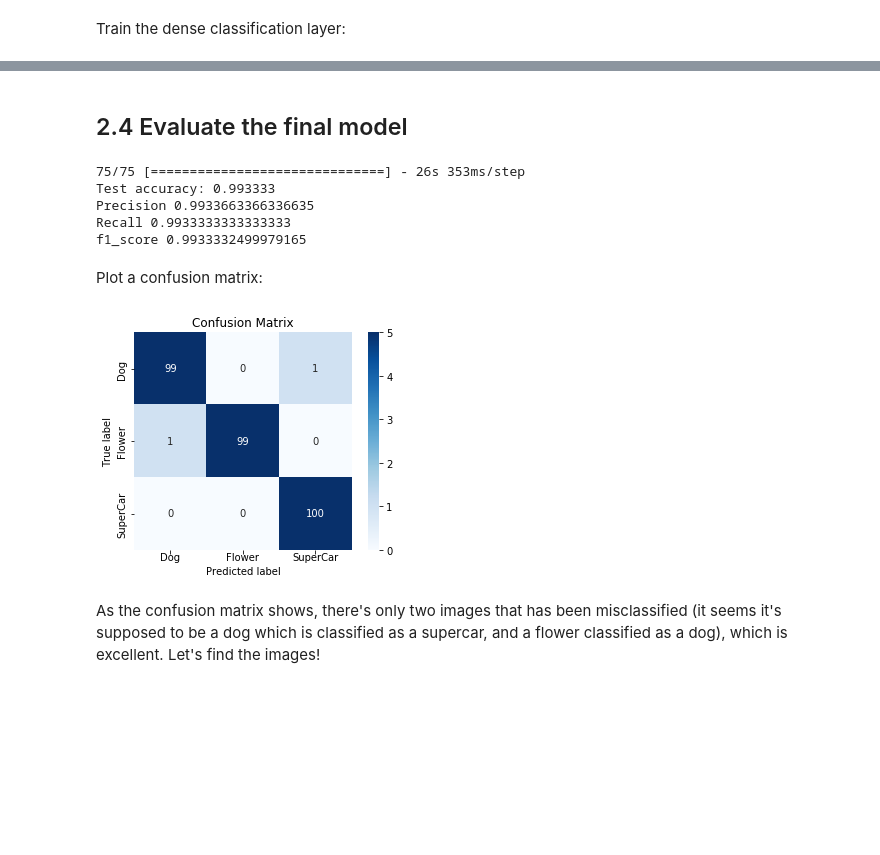
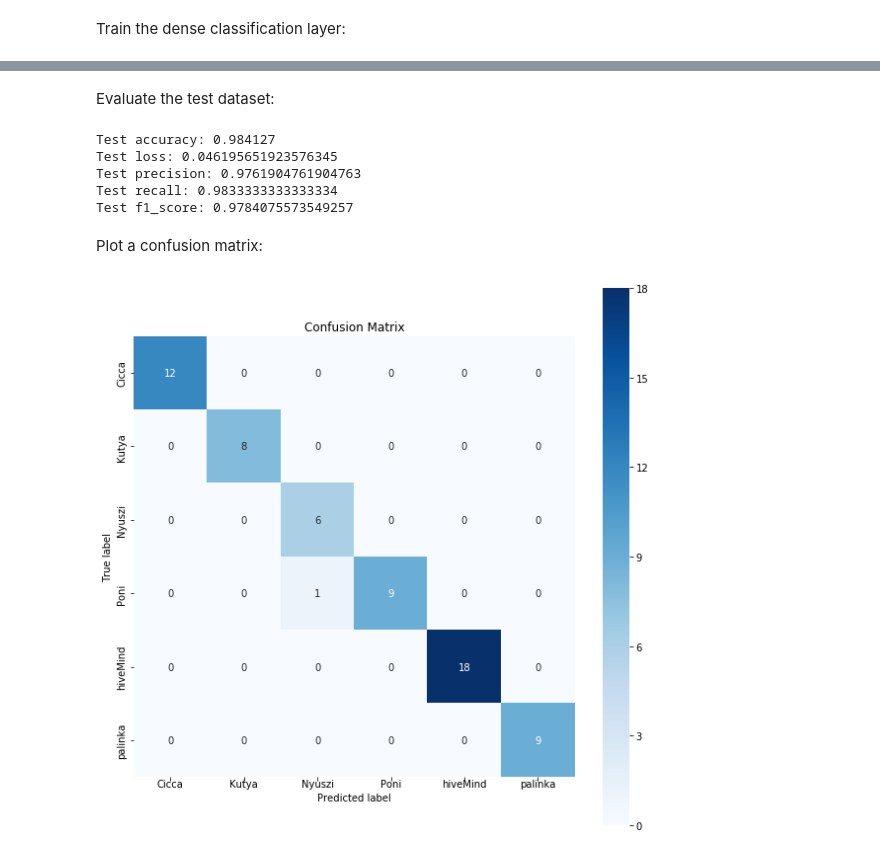
Before and after one commit to raczkristof/deepStep, a Jupyter notebook: FinalTrain/DeepStep_finaltrain.ipynb, the cells around one changed output, grey strips where cells are left out. Cells and saved outputs as stored; diff of their text form; code cells hidden in the pictures; blank space fills up the shorter version.

```diff
--- a/FinalTrain/DeepStep_finaltrain.ipynb
+++ b/FinalTrain/DeepStep_finaltrain.ipynb
@@ -214,0 +248,7 @@ Plot the accuracy during the training.
+# %%
+history = deepStep_model.fit_generator(train_generator,
+                                       epochs = 1000,
+                                        verbose = 1,
+                                        shuffle = True,
+                                        validation_data = validate_generator,
+                                        callbacks = [checkpointer, early_stopping, logger])
@@ -351,2 +309,0 @@ plt.show()
-# %% [markdown]
-## 2.4 Evaluate the final model
@@ -355,48 +310,49 @@ full_model = load_model("full_model.hdf5") # Load back the best state of the mod
+# %% [markdown]
+Evaluate the test dataset:
 # %%
-import numpy as np
-from sklearn.metrics import accuracy_score, precision_score, recall_score, f1_score, roc_curve, confusion_matrix
+from sklearn.metrics import accuracy_score, log_loss, precision_score, recall_score, f1_score, roc_curve, confusion_matrix
+
 # Create predictions for the test images
-test_preds = full_model.predict_generator(test_generator, verbose = 1)
-test_preds = np.argmax(test_preds, 1)
-# Ground truth labels for the test images (this works because shuffle = False)
+test_confidences = deepStep_model.predict_generator(test_generator, verbose = 0)
+test_preds = np.argmax(test_confidences, 1)
+# Ground truth labels for the test images (this works because shuffle = False for the test_generator)
 test_true = test_generator.labels
 
 print("Test accuracy: %g" %(accuracy_score(test_true, test_preds)))
-print("Precision", precision_score(test_true, test_preds, average="macro"))
-print("Recall", recall_score(test_true, test_preds, average="macro"))
-print("f1_score", f1_score(test_true, test_preds, average="macro"))
+print("Test loss:", log_loss(test_true, test_confidences)) # Average loss, not sum
+print("Test precision:", precision_score(test_true, test_preds, average = "macro"))
+print("Test recall:", recall_score(test_true, test_preds, average="macro"))
+print("Test f1_score:", f1_score(test_true, test_preds, average="macro"))
 # %% [output]
-75/75 [==============================] - 26s 353ms/step
-Test accuracy: 0.993333
-Precision 0.9933663366336635
-Recall 0.9933333333333333
-f1_score 0.9933332499979165
+Test accuracy: 0.984127
+Test loss: 0.046195651923576345
+Test precision: 0.9761904761904763
+Test recall: 0.9833333333333334
+Test f1_score: 0.9784075573549257
 # %% [markdown]
 Plot a confusion matrix:
 # %%
-conf=confusion_matrix(test_true, test_preds)
-
 import seaborn as sns
 
-fig = plt.figure()
+conf = confusion_matrix(test_true, test_preds)
+
+fig = plt.figure(figsize=(10, 10))
 ax = fig.add_subplot(111)
 ax.set_aspect(1)
 
-res = sns.heatmap(conf, annot=True, vmin=0.0, vmax=5.0, fmt='d', cmap = plt.get_cmap('Blues'))
+res = sns.heatmap(conf, annot=True, vmin=0.0, fmt='d', cmap = plt.get_cmap('Blues'))
 
-plt.yticks([0.5,1.5,2.5], [ 'Dog', 'Flower', 'SuperCar'],va='center')
-plt.ylim([0, 3])
+plt.yticks([0.5,1.5,2.5, 3.5, 4.5, 5.5], [ 'Cicca', 'Kutya', 'Nyuszi', 'Poni', 'hiveMind', 'palinka'],va='center')
+plt.ylim([0, 6])
 plt.ylabel('True label')
-plt.xticks([0.5,1.5,2.5], [ 'Dog', 'Flower', 'SuperCar'],va='center')
-plt.xlim([0, 3])
+plt.xticks([0.5,1.5,2.5, 3.5, 4.5, 5.5], [ 'Cicca', 'Kutya', 'Nyuszi', 'Poni', 'hiveMind', 'palinka'],va='center')
+plt.xlim([0, 6])
 plt.xlabel('Predicted label')
+plt.title('Confusion Matrix')
 
 res.invert_yaxis()
 
-plt.title('Confusion Matrix')
-
 plt.show()
+plt.close()
 # %% [output]
-[figure, old version]
+[figure, new version]
-# %% [markdown]
-As the confusion matrix shows, there's only two images that has been misclassified (it seems it's supposed to be a dog which is classified as a supercar, and a flower classified as a dog), which is excellent. Let's find the images!
```
Also changed, not shown: parts of 63 cells of this notebook, 1 other file.
